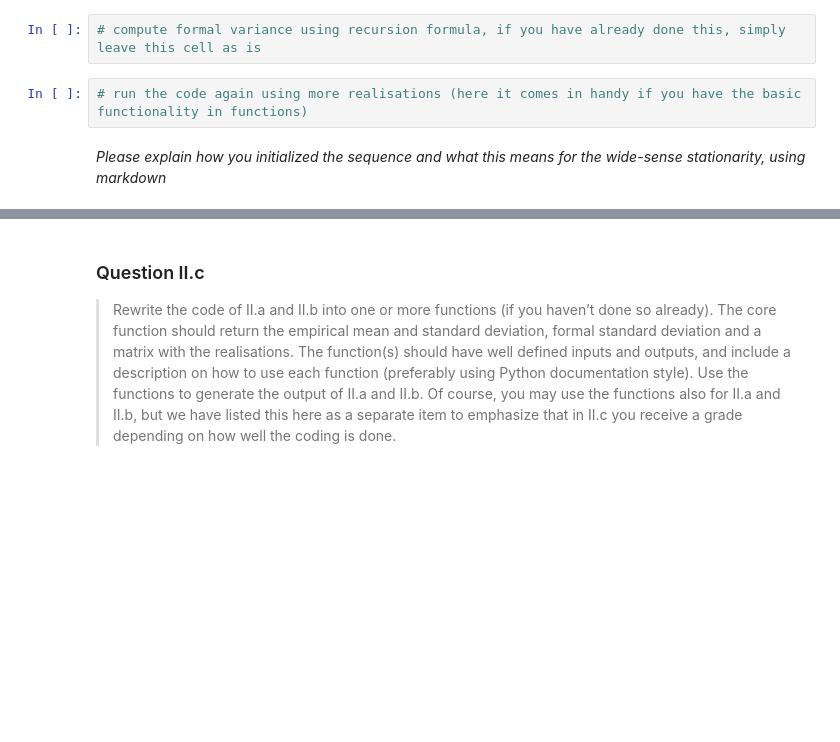
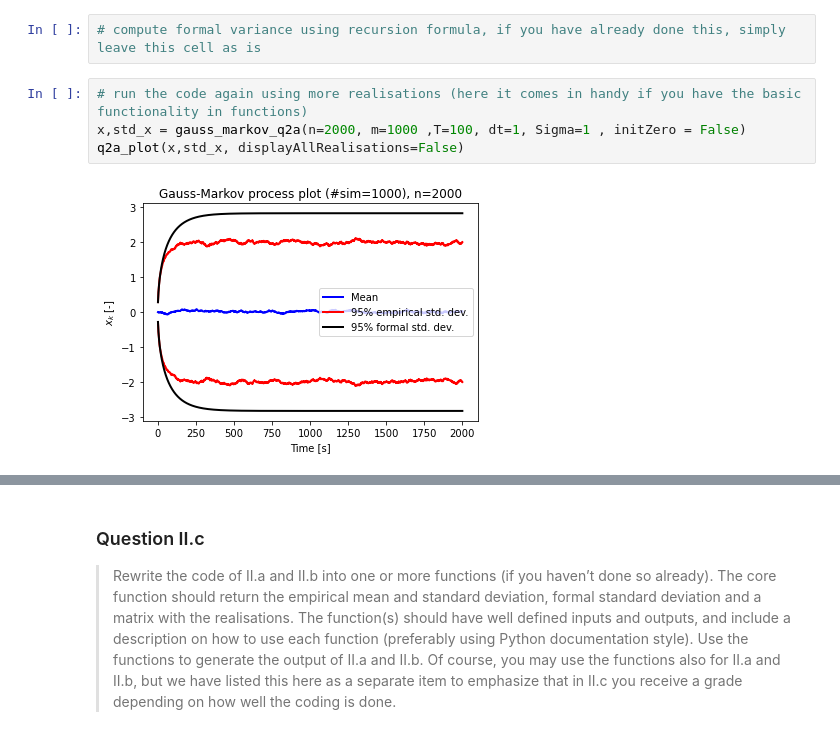
Before and after one commit to pratyush1611/CIE4604_Assignments, a Jupyter notebook: Assignment1/Assignment1.ipynb, the cells around one changed output, grey strips where cells are left out. Cells and saved outputs as stored; diff of their text form; blank space fills up the shorter version.

```diff
--- a/Assignment1/Assignment1.ipynb
+++ b/Assignment1/Assignment1.ipynb
@@ -292,5 +290,7 @@ To verify you are asked to
 # compute formal variance using recursion formula, if you have already done this, simply leave this cell as is
 # %%
 # run the code again using more realisations (here it comes in handy if you have the basic functionality in functions)
+x,std_x = gauss_markov_q2a(n=2000, m=1000 ,T=100, dt=1, Sigma=1 , initZero = False)
+q2a_plot(x,std_x, displayAllRealisations=False)
+# %% [output]
+[figure, added]
-# %% [markdown]
-*Please explain how you initialized the sequence and what this means for the wide-sense stationarity, using markdown*
```
Also changed, not shown: parts of 4 cells of this notebook.
